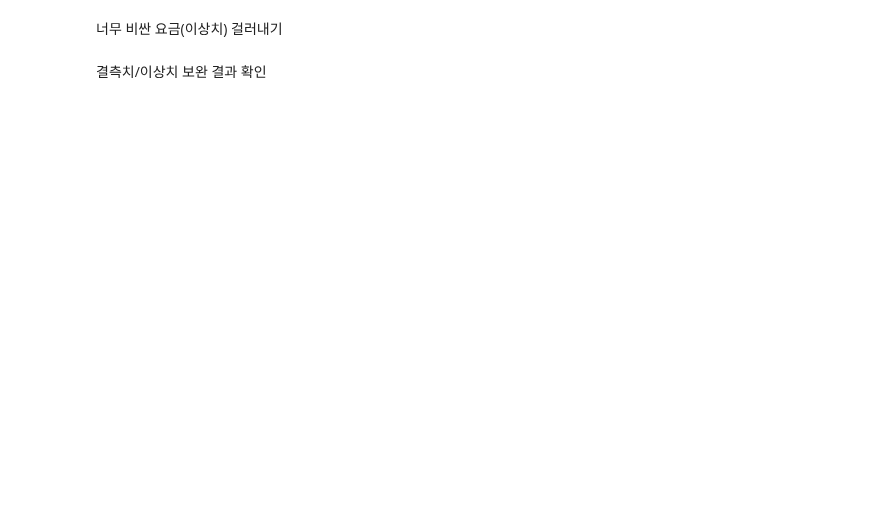
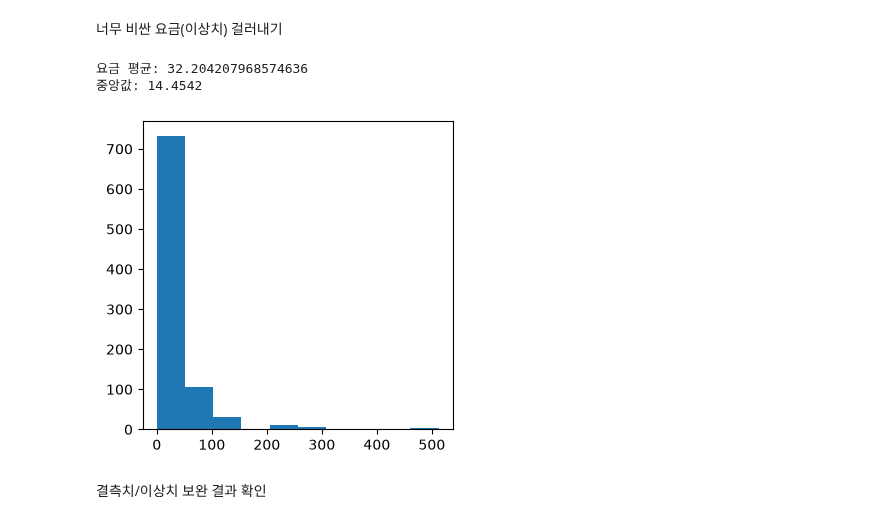
Before and after one commit to bsis09872-ux/ax_study, a Jupyter notebook: 04_MACHINE_LEARNING/src/04_machine_learning/chapter01/02.ipynb, the cells around one changed output. Drawn from its saved outputs; the diff is of its cells as text; code cells hidden in the pictures; blank space fills up the shorter version.

```diff
--- a/04_MACHINE_LEARNING/src/04_machine_learning/chapter01/02.ipynb
+++ b/04_MACHINE_LEARNING/src/04_machine_learning/chapter01/02.ipynb
@@ -16,2 +124,6 @@
 # %% [markdown]
 문자/범주형 데이터(탑승 항구): 가장 많이 탑승한 곳인 '최빈값(mode)'으로 빈칸 채우기
+# %%
+mode_embarked = df['embark_town'].mode()[0] # 빈도수가 동일하면 최빈값이 여러개 나올 수 있어서 첫번째 값만 인덱싱해옴
+
+mode_embarked
@@ -17,0 +132,5 @@
+# %%
+df['embark_town'] = df['embark_town'].fillna(mode_embarked)
+df['embarked'] = df['embark_town'].map(lambda x: x[0].upper)
+
+df.isna().sum()
@@ -18,2 +154,8 @@
 # %% [markdown]
 특정 컬럼(deck) 을 '기준'으로 좌우(열 방향) 데이터를 채우기
+# %%
+df['deck'] = df['deck'].ffill()
+
+print(df.isna().sum())
+
+df.head()
@@ -19,0 +185,4 @@
+# %%
+df['deck'] = df['deck'].bfill()
+
+print(df.isna().sum())
@@ -20,4 +206,16 @@
 # %% [markdown]
 너무 비싼 요금(이상치) 걸러내기
+# %%
+print("요금 평균:", df['fare'].mean())
+print("중앙값:", df['fare'].median())
+# %% [output]
+요금 평균: 32.204207968574636
+중앙값: 14.4542
+# %%
+plt.figure(figsize=(4,4))
+plt.hist(df['fare'], bins=10)
+plt.show()
+# %% [output]
+[figure, added]
 # %% [markdown]
 결측치/이상치 보완 결과 확인
```
Also changed, not shown: parts of 20 cells of this notebook, 4 other files.
